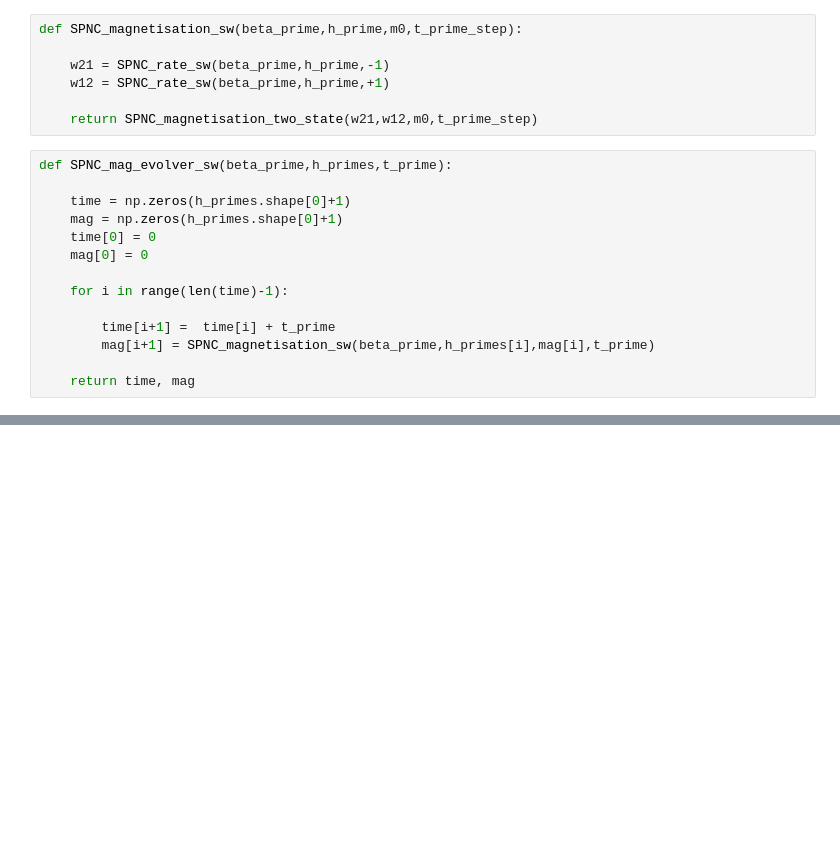
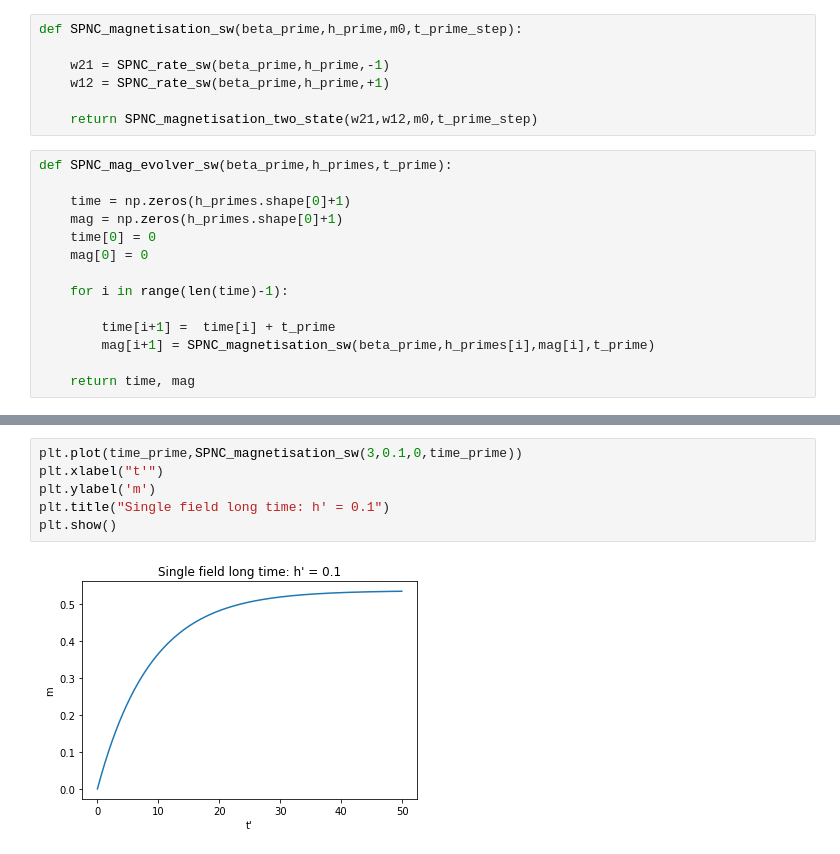
Before and after one commit to spintronic-computing-group/spnc, a Jupyter notebook: notebooks/SPNC_dev_and_testing/SPNC_dev_and_testing.ipynb, the cells around one changed output, grey strips where cells are left out. Cells and saved outputs as stored; diff of their text form; blank space fills up the shorter version.

```diff
--- a/notebooks/SPNC_dev_and_testing/SPNC_dev_and_testing.ipynb
+++ b/notebooks/SPNC_dev_and_testing/SPNC_dev_and_testing.ipynb
@@ -52,0 +73,8 @@ def SPNC_mag_evolver_sw(beta_prime,h_primes,t_prime):
+# %%
+plt.plot(time_prime,SPNC_magnetisation_sw(3,0.1,0,time_prime))
+plt.xlabel("t'")
+plt.ylabel('m')
+plt.title("Single field long time: h' = 0.1")
+plt.show()
+# %% [output]
+[figure, added]
```
Also changed, not shown: parts of 31 cells of this notebook, 1 other file.
